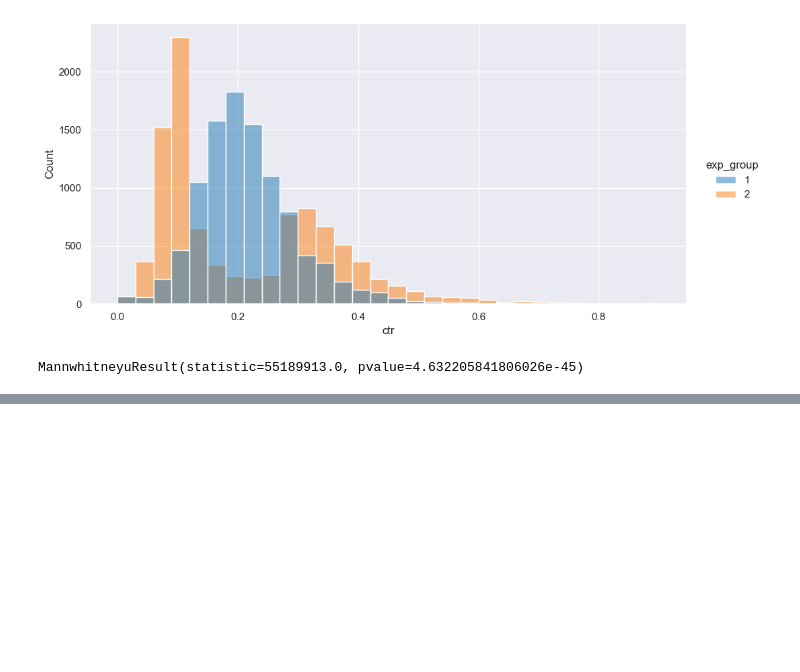
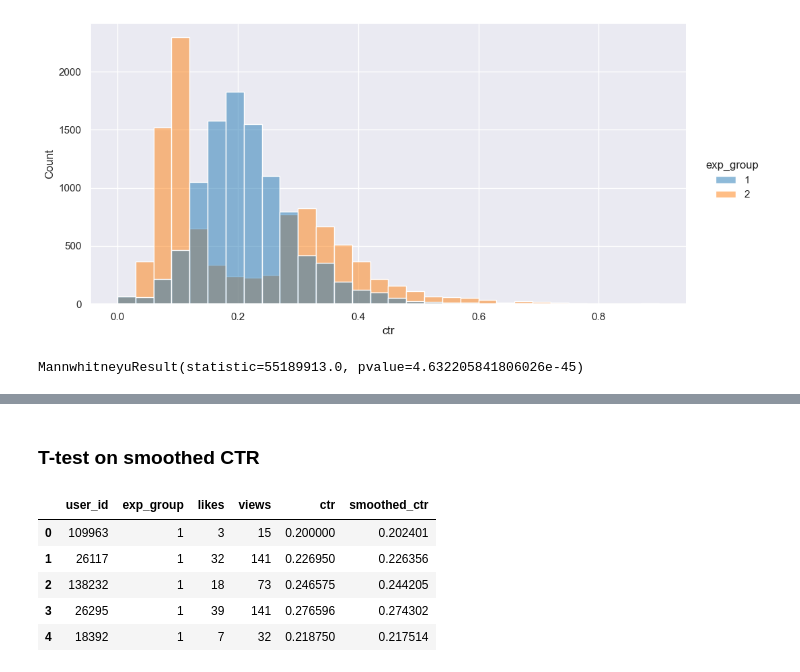
Before and after one commit to YanaOrf/AB_test_new_recommendation_algorithms, a Jupyter notebook: AB_test.ipynb, the cells around one changed output, grey strips where cells are left out. Drawn from its saved outputs; the diff is of its cells as text; code cells hidden in the pictures; blank space fills up the shorter version.

```diff
--- a/AB_test.ipynb
+++ b/AB_test.ipynb
@@ -124,0 +135,2 @@ The bimodality of the distribution tells us that there is a group of users who h
+# %% [markdown]
+### T-test on smoothed CTR
@@ -124,0 +153,9 @@ The bimodality of the distribution tells us that there is a group of users who h
+# %%
+group_1.head()
+# %% [output]
+|  | user_id | exp_group | likes | views | ctr | smoothed_ctr |
+| 0 | 109963 | 1 | 3 | 15 | 0.200000 | 0.202401 |
+| 1 | 26117 | 1 | 32 | 141 | 0.226950 | 0.226356 |
+| 2 | 138232 | 1 | 18 | 73 | 0.246575 | 0.244205 |
+| 3 | 26295 | 1 | 39 | 141 | 0.276596 | 0.274302 |
+| 4 | 18392 | 1 | 7 | 32 | 0.218750 | 0.217514 |
```
Also changed, not shown: parts of 25 cells of this notebook.
